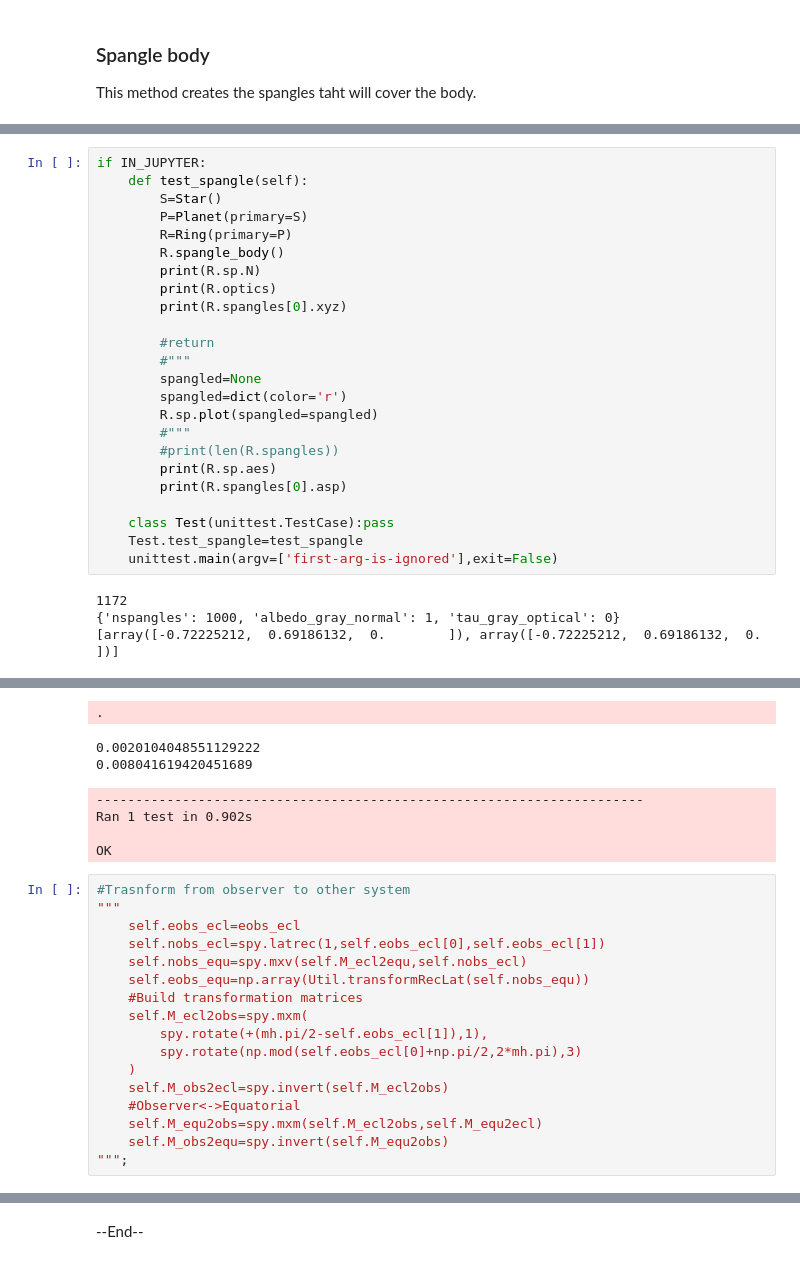
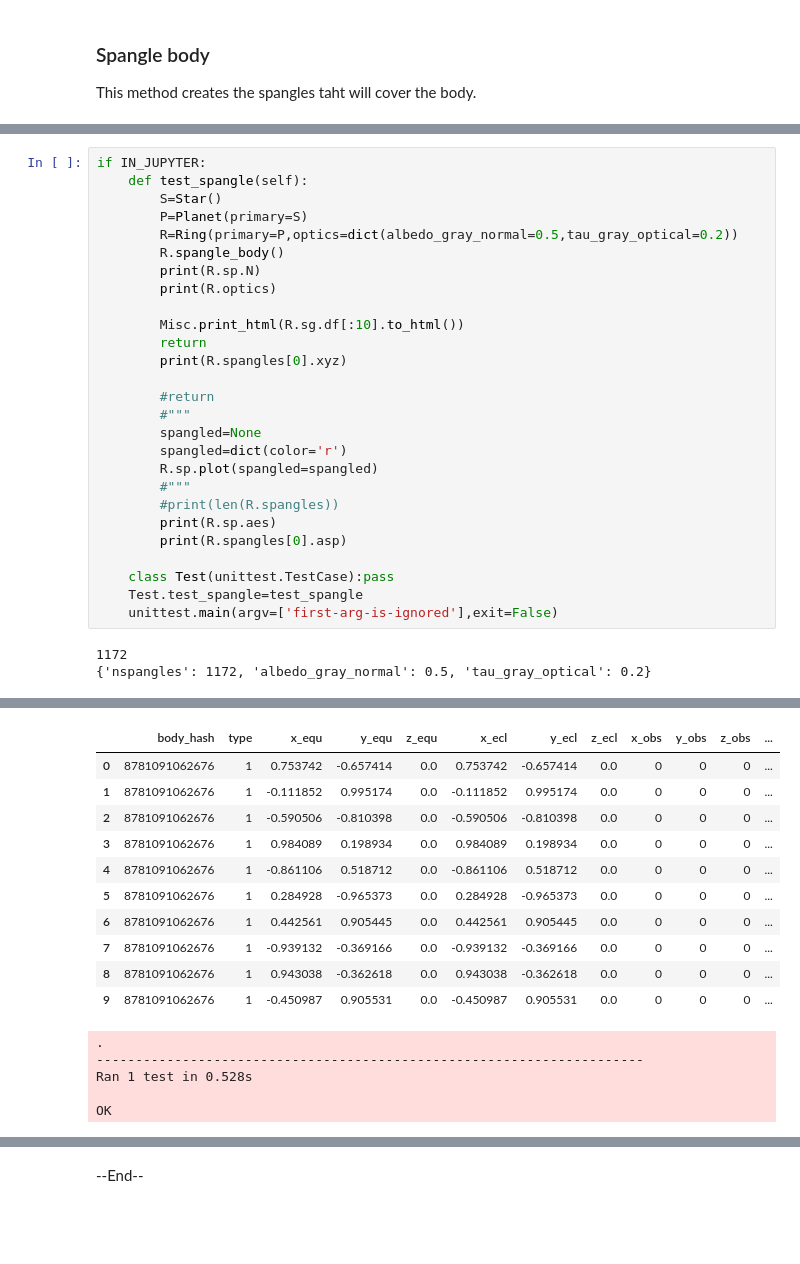
Before and after one commit to seap-udea/pryngles, a Jupyter notebook: dev/pryngles-ring.ipynb, the cells around one changed output, grey strips where cells are left out. Saved outputs shown, nothing was run; the diff lists cells and outputs as text; blank space fills up the shorter version.

```diff
--- a/dev/pryngles-ring.ipynb
+++ b/dev/pryngles-ring.ipynb
@@ -263,10 +296,13 @@ if IN_JUPYTER:
     def test_spangle(self):
         S=Star()
         P=Planet(primary=S)
-        R=Ring(primary=P)
+        R=Ring(primary=P,optics=dict(albedo_gray_normal=0.5,tau_gray_optical=0.2))
         R.spangle_body()
         print(R.sp.N)
         print(R.optics)
+
+        Misc.print_html(R.sg.df[:10].to_html())
+        return
         print(R.spangles[0].xyz)
 
         #return
@@ -284,5 +320,4 @@ if IN_JUPYTER:
     unittest.main(argv=['first-arg-is-ignored'],exit=False)
 # %% [output]
 1172
-{'nspangles': 1000, 'albedo_gray_normal': 1, 'tau_gray_optical': 0}
-[array([-0.72225212,  0.69186132,  0.        ]), array([-0.72225212,  0.69186132,  0.        ])]
+{'nspangles': 1172, 'albedo_gray_normal': 0.5, 'tau_gray_optical': 0.2}
@@ -291,24 +324,16 @@ if IN_JUPYTER:
+|  | body_hash | type | x_equ | y_equ | z_equ | x_ecl | y_ecl | z_ecl | x_obs | y_obs | z_obs | ... |
+| 0 | 8781091062676 | 1 | 0.753742 | -0.657414 | 0.0 | 0.753742 | -0.657414 | 0.0 | 0 | 0 | 0 | ... |
+| 1 | 8781091062676 | 1 | -0.111852 | 0.995174 | 0.0 | -0.111852 | 0.995174 | 0.0 | 0 | 0 | 0 | ... |
+| 2 | 8781091062676 | 1 | -0.590506 | -0.810398 | 0.0 | -0.590506 | -0.810398 | 0.0 | 0 | 0 | 0 | ... |
+| 3 | 8781091062676 | 1 | 0.984089 | 0.198934 | 0.0 | 0.984089 | 0.198934 | 0.0 | 0 | 0 | 0 | ... |
+| 4 | 8781091062676 | 1 | -0.861106 | 0.518712 | 0.0 | -0.861106 | 0.518712 | 0.0 | 0 | 0 | 0 | ... |
+| 5 | 8781091062676 | 1 | 0.284928 | -0.965373 | 0.0 | 0.284928 | -0.965373 | 0.0 | 0 | 0 | 0 | ... |
+| 6 | 8781091062676 | 1 | 0.442561 | 0.905445 | 0.0 | 0.442561 | 0.905445 | 0.0 | 0 | 0 | 0 | ... |
+| 7 | 8781091062676 | 1 | -0.939132 | -0.369166 | 0.0 | -0.939132 | -0.369166 | 0.0 | 0 | 0 | 0 | ... |
+| 8 | 8781091062676 | 1 | 0.943038 | -0.362618 | 0.0 | 0.943038 | -0.362618 | 0.0 | 0 | 0 | 0 | ... |
+| 9 | 8781091062676 | 1 | -0.450987 | 0.905531 | 0.0 | -0.450987 | 0.905531 | 0.0 | 0 | 0 | 0 | ... |
 .
+----------------------------------------------------------------------
+Ran 1 test in 0.528s
+
+OK
-0.0020104048551129222
-0.008041619420451689
-----------------------------------------------------------------------
-Ran 1 test in 0.902s
-
-OK
-# %%
-#Trasnform from observer to other system
-"""
-    self.eobs_ecl=eobs_ecl
-    self.nobs_ecl=spy.latrec(1,self.eobs_ecl[0],self.eobs_ecl[1])
-    self.nobs_equ=spy.mxv(self.M_ecl2equ,self.nobs_ecl)
-    self.eobs_equ=np.array(Util.transformRecLat(self.nobs_equ))
-    #Build transformation matrices
-    self.M_ecl2obs=spy.mxm(
-        spy.rotate(+(mh.pi/2-self.eobs_ecl[1]),1),
-        spy.rotate(np.mod(self.eobs_ecl[0]+np.pi/2,2*mh.pi),3)
-    )
-    self.M_obs2ecl=spy.invert(self.M_ecl2obs)
-    #Observer<->Equatorial
-    self.M_equ2obs=spy.mxm(self.M_ecl2obs,self.M_equ2ecl)
-    self.M_obs2equ=spy.invert(self.M_equ2obs)
-""";
```
Also changed, not shown: parts of 16 cells of this notebook, 15 other files.
